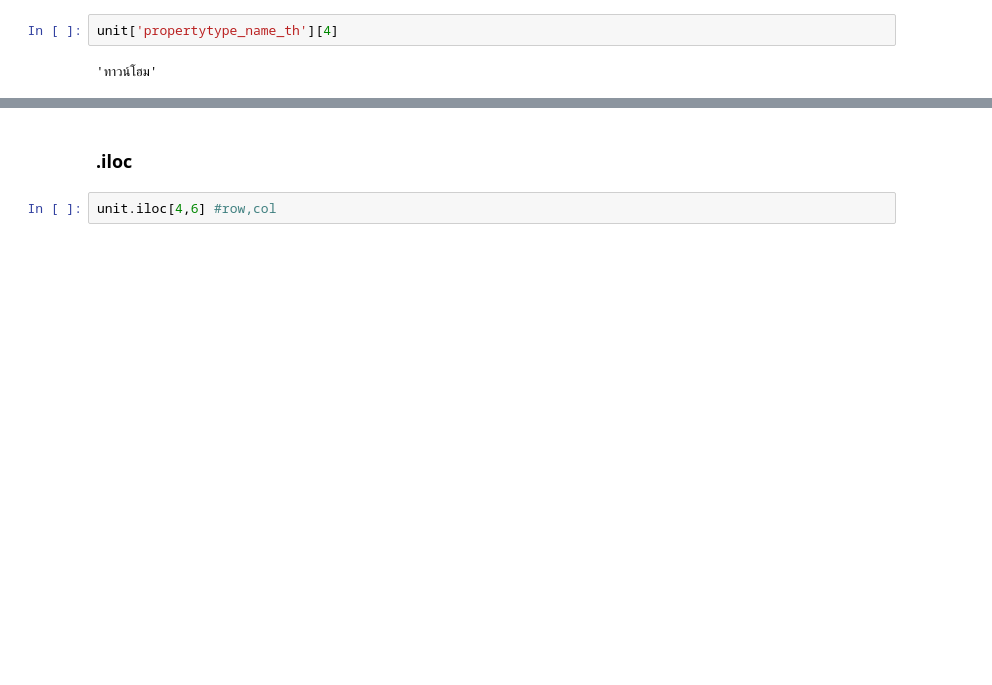
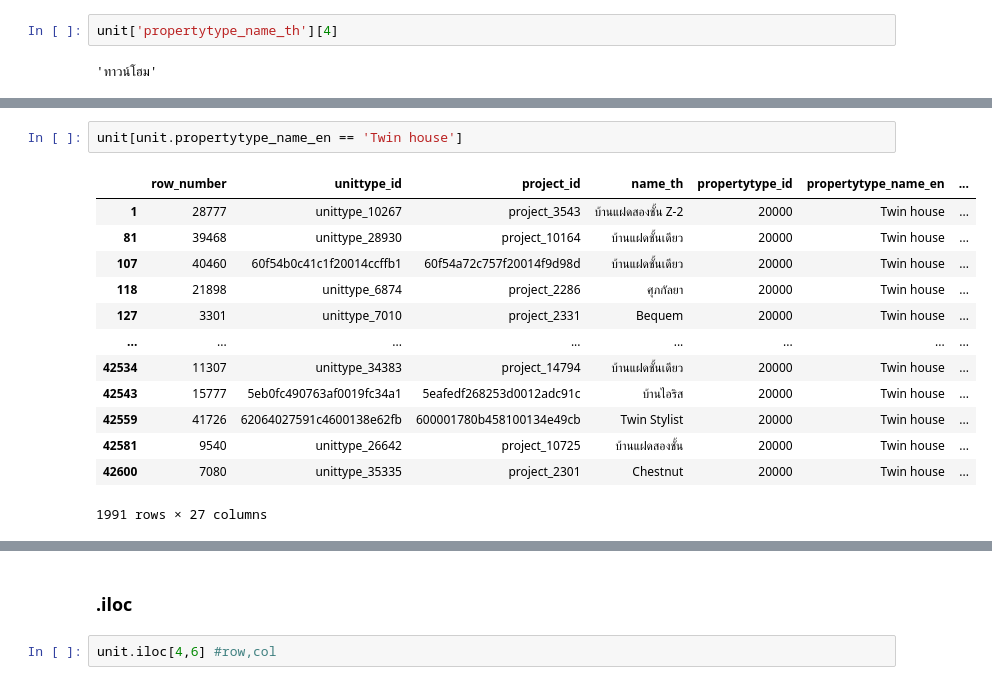
Before and after one commit to Aomaphisara/Python-basics, a Jupyter notebook: Pandas1.ipynb, the cells around one changed output, grey strips where cells are left out. Drawn from its saved outputs; the diff is of its cells as text; blank space fills up the shorter version.

```diff
--- a/Pandas1.ipynb
+++ b/Pandas1.ipynb
@@ -450,0 +483,16 @@ unit['propertytype_name_th'][4]
+# %%
+unit[unit.propertytype_name_en == 'Twin house']
+# %% [output]
+|  | row_number | unittype_id | project_id | name_th | propertytype_id | propertytype_name_en | ... |
+| 1 | 28777 | unittype_10267 | project_3543 | บ้านแฝดสองชั้น Z-2 | 20000 | Twin house | ... |
+| 81 | 39468 | unittype_28930 | project_10164 | บ้านแฝดชั้นเดียว | 20000 | Twin house | ... |
+| 107 | 40460 | 60f54b0c41c1f20014ccffb1 | 60f54a72c757f20014f9d98d | บ้านแฝดชั้นเดียว | 20000 | Twin house | ... |
+| 118 | 21898 | unittype_6874 | project_2286 | ศุภกัลยา | 20000 | Twin house | ... |
+| 127 | 3301 | unittype_7010 | project_2331 | Bequem | 20000 | Twin house | ... |
+| ... | ... | ... | ... | ... | ... | ... | ... |
+| 42534 | 11307 | unittype_34383 | project_14794 | บ้านแฝดชั้นเดียว | 20000 | Twin house | ... |
+| 42543 | 15777 | 5eb0fc490763af0019fc34a1 | 5eafedf268253d0012adc91c | บ้านไอริส | 20000 | Twin house | ... |
+| 42559 | 41726 | 62064027591c4600138e62fb | 600001780b458100134e49cb | Twin Stylist | 20000 | Twin house | ... |
+| 42581 | 9540 | unittype_26642 | project_10725 | บ้านแฝดสองชั้น | 20000 | Twin house | ... |
+| 42600 | 7080 | unittype_35335 | project_2301 | Chestnut | 20000 | Twin house | ... |
+1991 rows × 27 columns
```
Also changed, not shown: parts of 24 cells of this notebook.
